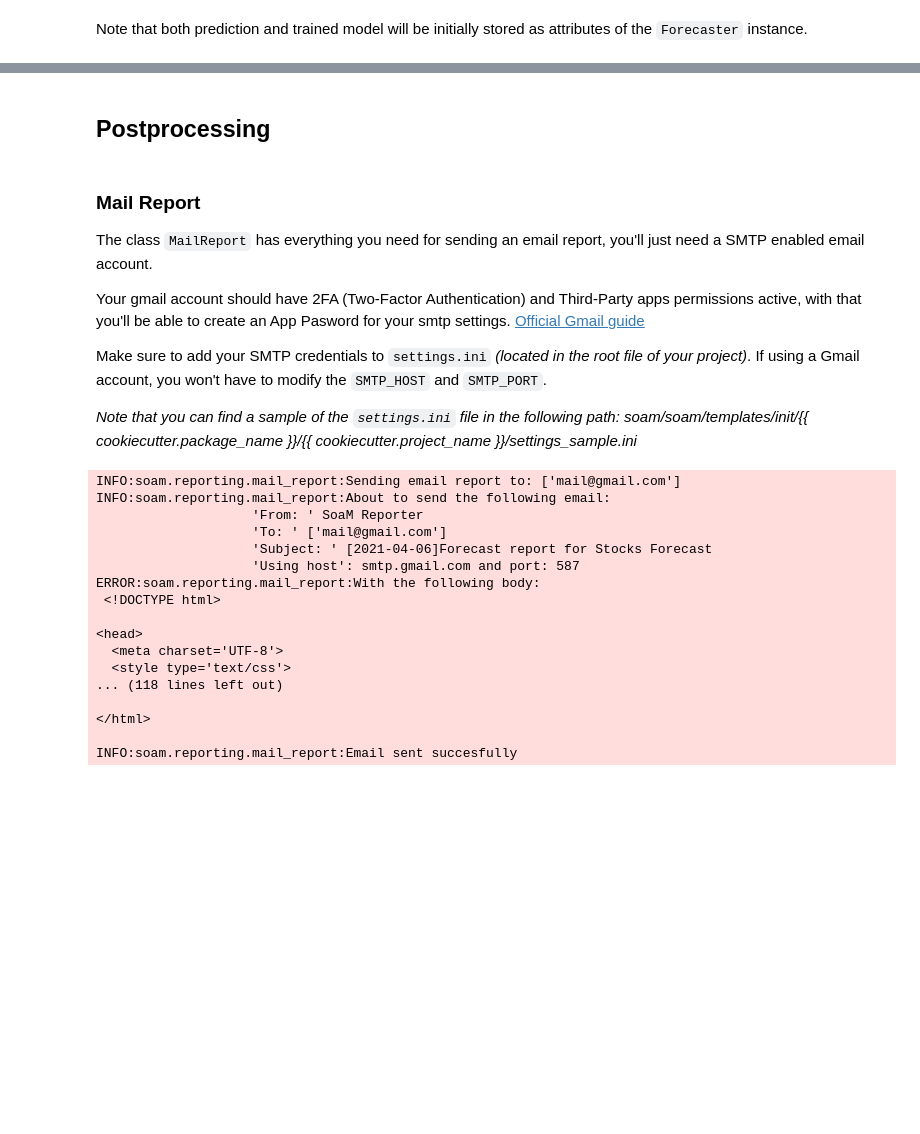
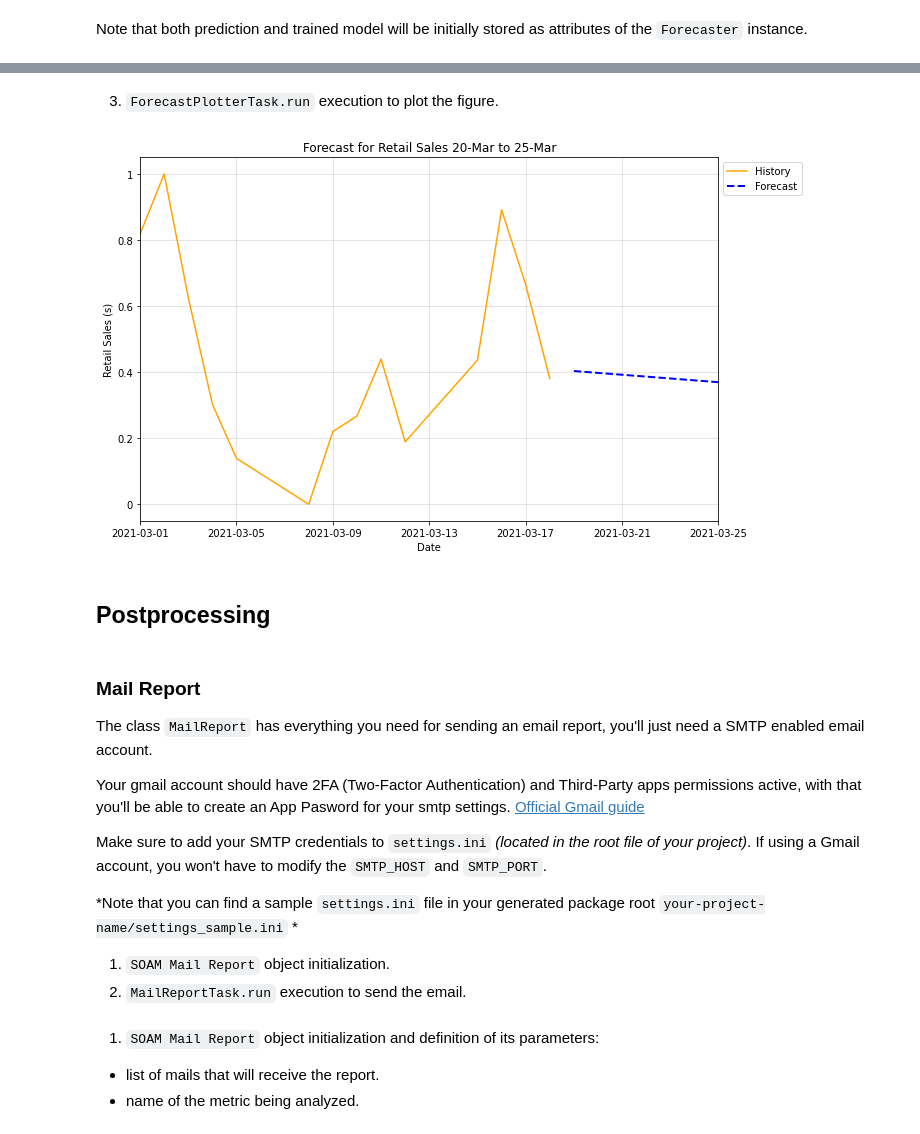
Before and after one commit to MuttData/soam, a Jupyter notebook: notebook/examples/quickstart.ipynb, the cells around one changed output, grey strips where cells are left out. Drawn from its saved outputs; the diff is of its cells as text; code cells hidden in the pictures; blank space fills up the shorter version.

Commit message:
plotter task added and further corrections made

```diff
--- a/notebook/examples/quickstart.ipynb
+++ b/notebook/examples/quickstart.ipynb
@@ -122,0 +123,3 @@ df.head()
+# %%
+df.y = ts.run(data)[0]
+df.head()
@@ -192,3 +196,12 @@ plt.show()
+# %%
+plot_config = deepcopy(PLOT_CONFIG)
+forecast_plotter = ForecastPlotterTask(path = Path('img/applestockprice'), metric_name = 'Retail Sales', plot_config = plot_config)
+# %% [markdown]
+3. `ForecastPlotterTask.run` execution to plot the figure.
+# %%
+plot_fn = forecast_plotter.run(forecaster.time_series, forecaster.prediction)
+# %% [output]
+[figure, added]
 # %% [markdown]
 ## Postprocessing
 # %% [markdown]
@@ -200,4 +213,7 @@ Your gmail account should have 2FA (Two-Factor Authentication) and Third-Party a
 
 Make sure to add your SMTP credentials to `settings.ini` *(located in the root file of your project)*. If using a Gmail account, you won't have to modify the `SMTP_HOST` and `SMTP_PORT`.
 
-*Note that you can find a sample of the `settings.ini` file in the following path: soam/soam/templates/init/{{ cookiecutter.package_name }}/{{ cookiecutter.project_name }}/settings_sample.ini*
+*Note that you can find a sample `settings.ini` file in your generated package root `your-project-name/settings_sample.ini` *
+
+1. `SOAM Mail Report` object initialization.
+2. `MailReportTask.run` execution to send the email.
@@ -206 +220,5 @@ from soam.reporting import mail_report
+# %% [markdown]
+1. `SOAM Mail Report` object initialization and definition of its parameters:
+- list of mails that will receive the report.
+- name of the metric being analyzed.
 # %%
@@ -210,28 +229,3 @@ mr = mail_report.MailReportTask(
     # the metric name will be in the title
     metric_name = "Stocks Forecast"
 )
-# %%
-mr.run(
-    # insert current datetime as string
-    current_date = "2021-04-06",
-    # relative path of the plot
-    plot_filename = "img/applestockprice.png"
-)
-# %% [output]
-INFO:soam.reporting.mail_report:Sending email report to: ['mail@gmail.com']
-INFO:soam.reporting.mail_report:About to send the following email:
-                    'From: ' SoaM Reporter
-                    'To: ' ['mail@gmail.com']
-                    'Subject: ' [2021-04-06]Forecast report for Stocks Forecast
-                    'Using host': smtp.gmail.com and port: 587
-ERROR:soam.reporting.mail_report:With the following body:
- <!DOCTYPE html>
-
-<head>
-  <meta charset='UTF-8'>
-  <style type='text/css'>
-... (118 lines left out)
-
-</html>
-
-INFO:soam.reporting.mail_report:Email sent succesfully
```
Also changed, not shown: parts of 47 cells of this notebook, 4 other files.
